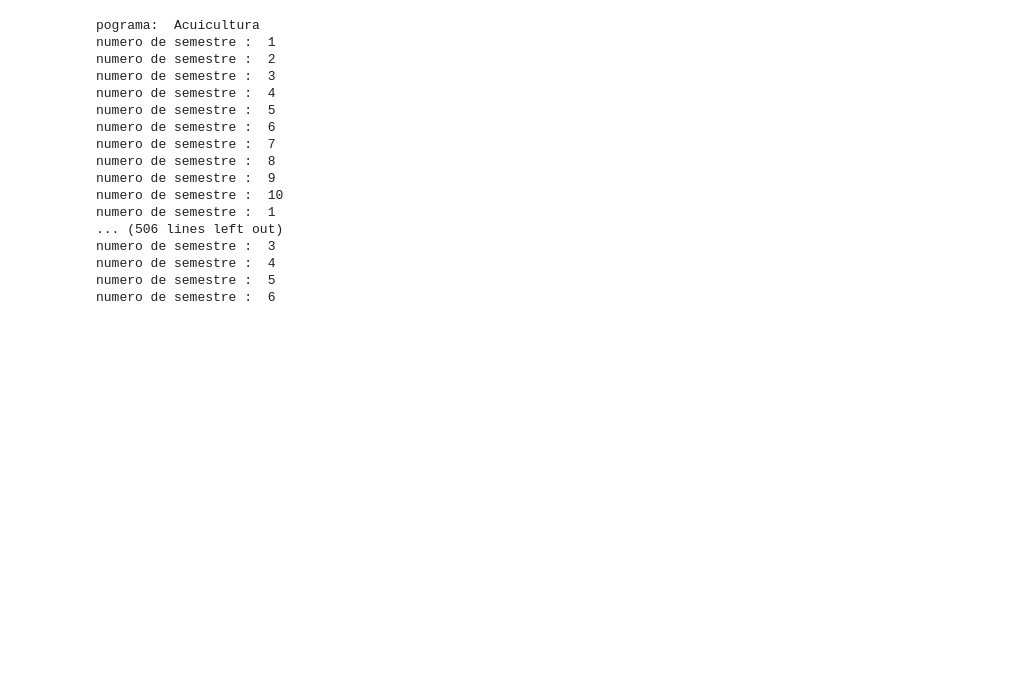
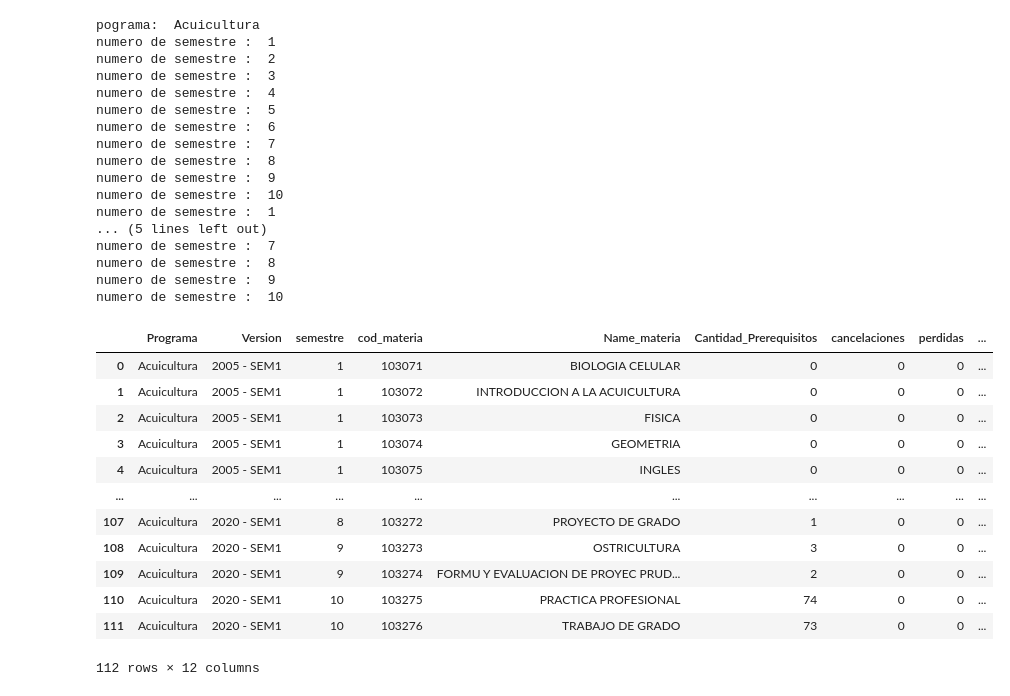
Before and after one commit to Groupestadistic/AppUnicorEstadistica, a Jupyter notebook: num_grupos/conexion.ipynb, the cells around one changed output. Saved outputs shown, nothing was run; the diff lists cells and outputs as text; code cells hidden in the pictures; blank space fills up the shorter version.

Commit message:
se agrega las tablas de estimacion de numero de grupos y de cargue de notas

```diff
--- a/num_grupos/conexion.ipynb
+++ b/num_grupos/conexion.ipynb
@@ -468,3 +468,8 @@ resul_materias.head()
+# %%
+programa_current = "Acuicultura"
+prerequisitos = prerequisitos[prerequisitos['ProgramaNombre']==programa_current]
+resul_materias = resul_materias[(resul_materias['ProgramaEstudiante']==programa_current)]
+cancelaciones = cancelaciones[cancelaciones['PROGRAMA']==programa_current]
 # %%
 # resul_materias[resul_materias['curriculum']=='867']
 # len(resul_materias[resul_materias['ProgramaEstudiante']=='Ingeniería Industrial'][ 'people_code_id'].unique())
@@ -580,6 +517,7 @@ resul_materias['GRADE_POINTS'] = resul_materias['GRADE_POINTS'].fillna(0)
 # %%
 programas = prerequisitos[prerequisitos['Preg_post']=='PREG']['ProgramaNombre'].unique()
 lista_gral = []
+
 for programa_current in programas:
     print('pograma: ',programa_current )
     # programa_current = 'Ingeniería Industrial'
@@ -609,6 +547,8 @@ for programa_current in programas:
                 pre_requi = materias[materias['MateriaCodigo']==materia]
                 pre_requisitos_materia = pre_requi.groupby('PrerrequisitoCodigo')['Sem_materia'].count().index.values
                 condicion_prere = pre_requi['PrerrequisitoOperadorLogico'].unique()
+
+                name_materia = pre_requi['MateriaNombre'].unique()[0]
 
                 lista_prere = []
                 for pre_materia in pre_requisitos_materia:
@@ -643,7 +583,7 @@ for programa_current in programas:
                         cont_estudi_ganan_pre = len(estudi_ganan_pre)
 
                 tot = cant_cancelaciones + cant_mat_perdidas + cont_estudi_ganan_pre
-                lista_gral.append([programa_current,versi, semestre, materia, len(lista_prere),cant_cancelaciones,cant_mat_perdidas,cont_estudi_ganan_pre,len(prom_materias), tot, tot/cap_grupo,])
+                lista_gral.append([programa_current,versi, semestre, materia, name_materia, len(lista_prere),cant_cancelaciones,cant_mat_perdidas,cont_estudi_ganan_pre,len(prom_materias), tot, tot/cap_grupo,])
                 # mostrar resultado
                 # print(str(semestre) +' '+ str(materia) +' '+ str(cant_cancelaciones) + ' ' + str(cant_mat_perdidas) + ' ' +  str(cont_estudi_ganan_pre)  + ' ' +  str(len(prom_materias)))
 # %% [output]
@@ -659,15 +599,31 @@ numero de semestre :  8
 numero de semestre :  9
 numero de semestre :  10
 numero de semestre :  1
-... (506 lines left out)
-numero de semestre :  3
-numero de semestre :  4
-numero de semestre :  5
-numero de semestre :  6
+... (5 lines left out)
+numero de semestre :  7
+numero de semestre :  8
+numero de semestre :  9
+numero de semestre :  10
 # %%
 dta = pd.DataFrame(lista_gral)
-dta.columns=['Programa','Version','semestre','cod_materia','Cantidad_Prerequisitos','cancelaciones','perdidas','ganadores_prerequisitos','matriculados', 'Estudi_para_nuevo_grupos','Num_Grupos']
-dta.to_excel('data_pre_industrial.xlsx')
+dta.columns=['Programa','Version','semestre','cod_materia','Name_materia','Cantidad_Prerequisitos','cancelaciones','perdidas','ganadores_prerequisitos','matriculados', 'Estudi_para_nuevo_grupos','Num_Grupos']
+# dta.to_excel('data_pre_industrial.xlsx')
+# %%
+dta
+# %% [output]
+|  | Programa | Version | semestre | cod_materia | Name_materia | Cantidad_Prerequisitos | cancelaciones | perdidas | ... |
+| 0 | Acuicultura | 2005 - SEM1 | 1 | 103071 | BIOLOGIA CELULAR | 0 | 0 | 0 | ... |
+| 1 | Acuicultura | 2005 - SEM1 | 1 | 103072 | INTRODUCCION A LA ACUICULTURA | 0 | 0 | 0 | ... |
+| 2 | Acuicultura | 2005 - SEM1 | 1 | 103073 | FISICA | 0 | 0 | 0 | ... |
+| 3 | Acuicultura | 2005 - SEM1 | 1 | 103074 | GEOMETRIA | 0 | 0 | 0 | ... |
+| 4 | Acuicultura | 2005 - SEM1 | 1 | 103075 | INGLES | 0 | 0 | 0 | ... |
+| ... | ... | ... | ... | ... | ... | ... | ... | ... | ... |
+| 107 | Acuicultura | 2020 - SEM1 | 8 | 103272 | PROYECTO DE GRADO | 1 | 0 | 0 | ... |
+| 108 | Acuicultura | 2020 - SEM1 | 9 | 103273 | OSTRICULTURA | 3 | 0 | 0 | ... |
+| 109 | Acuicultura | 2020 - SEM1 | 9 | 103274 | FORMU Y EVALUACION DE PROYEC PRUD... | 2 | 0 | 0 | ... |
+| 110 | Acuicultura | 2020 - SEM1 | 10 | 103275 | PRACTICA PROFESIONAL | 74 | 0 | 0 | ... |
+| 111 | Acuicultura | 2020 - SEM1 | 10 | 103276 | TRABAJO DE GRADO | 73 | 0 | 0 | ... |
+112 rows × 12 columns
 # %%
 a = prerequisitos#[(prerequisitos['MateriaCodigo']== '103275')]#.sort_values('MateriaSeq',ascending=False)
 a.to_excel('materia.xlsx')
```
Also changed, not shown: parts of 12 cells of this notebook, 44 other files.
